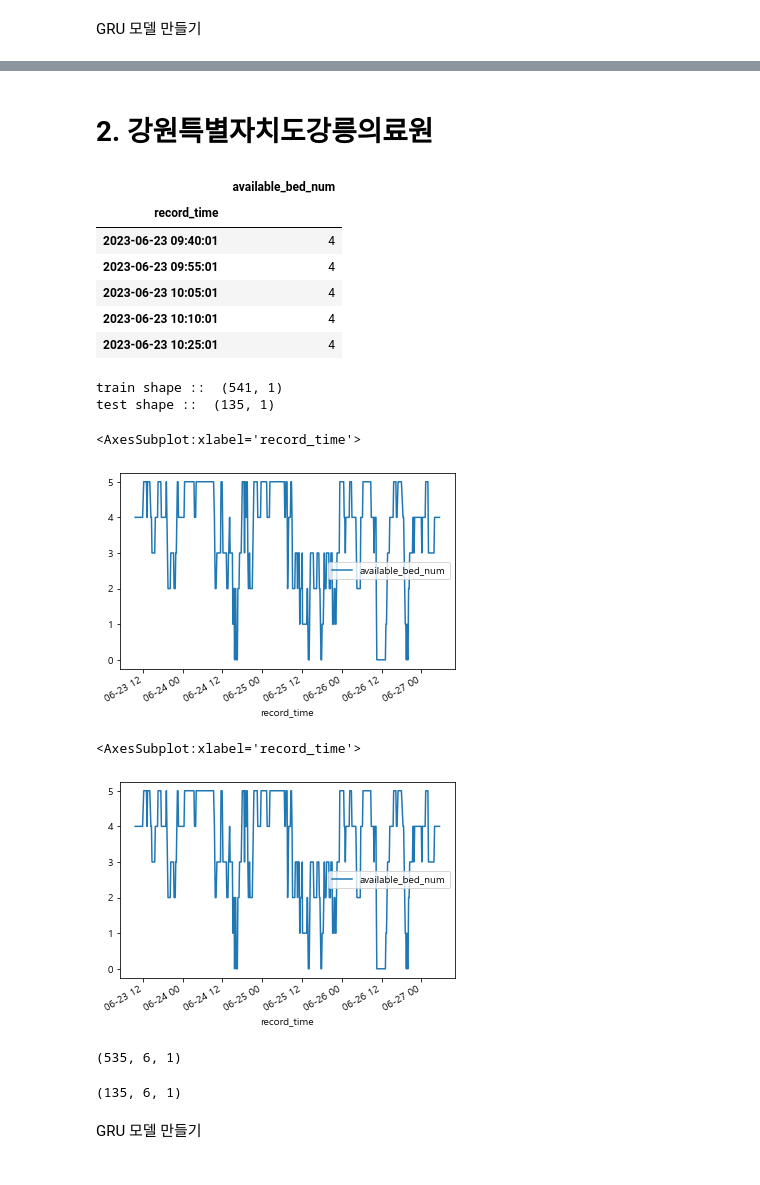
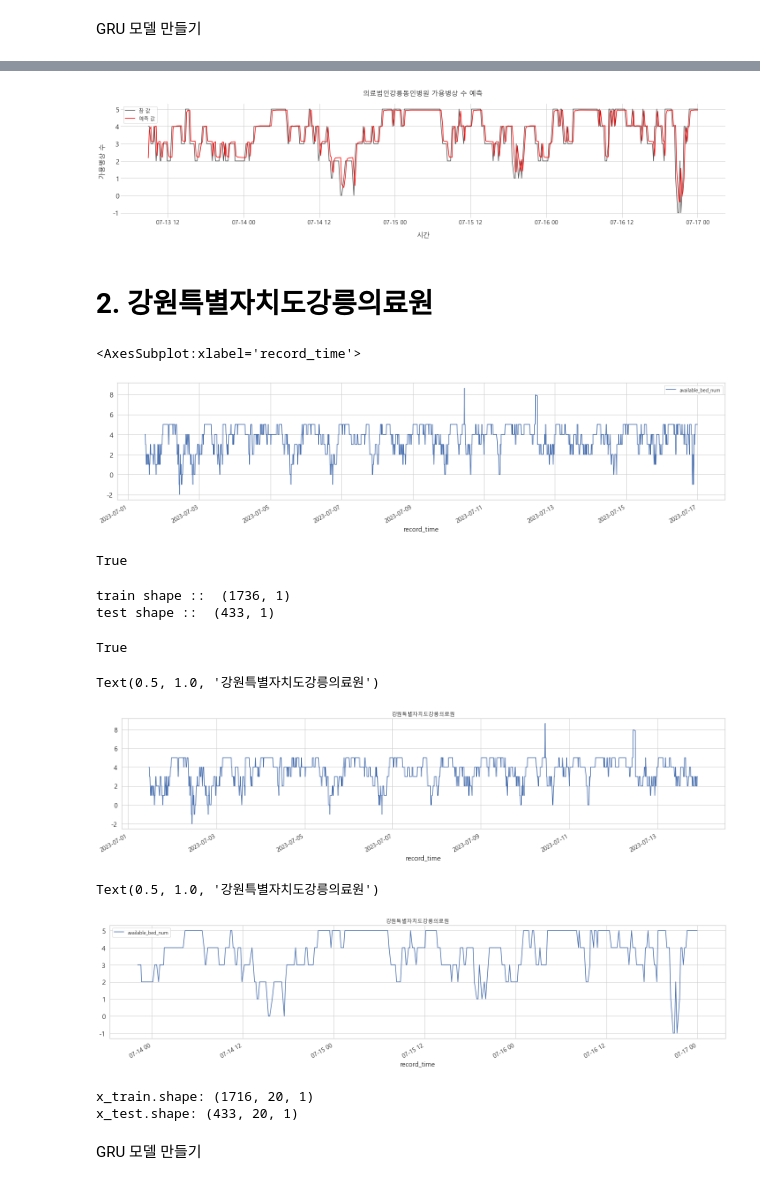
Before and after one commit to HyeonheeKo/emergency, a Jupyter notebook: RNN_GRU_분석.ipynb, the cells around one changed output, grey strips where cells are left out. Drawn from its saved outputs; the diff is of its cells as text; code cells hidden in the pictures.

```diff
--- a/RNN_GRU_분석.ipynb
+++ b/RNN_GRU_분석.ipynb
@@ -64,7 +60,8 @@ dflist = {'의료법인강릉동인병원':empty_emer1.copy(),
          '근로복지공단동해병원':empty_emer4.copy(),
          '의료법인동해동인병원':empty_emer5.copy(),
          '강원특별자치도삼척의료원':empty_emer6.copy(),
-         '강원특별자치도속초의료원':empty_emer7.copy()}
+         '강원특별자치도속초의료원':empty_emer7.copy(),
+         '의료법인보광의료재단속초보광병원':empty_emer8.copy()}
 # df로 병원데이터 저장
 for i in dflist:
     dflist[i] = dflist[i].drop('hospital_name',axis=1, inplace=False)
@@ -271,22 +308,50 @@ R2         0.80025       0.77786
+# %%
+preds = GRU_prediction
+actual_pred = pd.DataFrame(columns = ['available_bed_num', 'prediction'])
+actual_pred['available_bed_num'] = test_data[0:len(preds)]
+actual_pred['prediction'] = preds[:,0]
+
+plt.rc('axes', labelsize=15)
+plt.rc('xtick', labelsize=13)
+plt.rc('ytick', labelsize=15)
+
+fig = plt.figure(figsize = (20, 5))   ## 캔버스 생성
+ax = fig.add_subplot()                ## 그림 뼈대(프레임) 생성
+ax.plot(actual_pred['available_bed_num'], color = '#585858', label='참 값')
+ax.plot(actual_pred['prediction'], color='#FF0000', label='예측 값')
+
+plt.legend()
+ax.tick_params(direction='in')
+
+plt.xlabel('시간', labelpad=15)
+plt.ylabel('가용병상 수', labelpad=15)
+plt.title('의료법인강릉동인병원 가용병상 수 예측', size = 15, pad=20)
+
+sns.despine(left=True, bottom=True)
+
+plt.rcParams.update({'figure.autolayout': True})
+plt.savefig('../OUT/Inference/의료법인강릉동인병원_predict.png', bbox_inches="tight")
+plt.show()
+# %% [output]
+[figure, added]
 # %% [markdown]
 # 2. 강원특별자치도강릉의료원
 # %%
-dflist['강원특별자치도강릉의료원'].head()
+data = dflist['강원특별자치도강릉의료원'].copy()
+data.plot(figsize = (20, 5))
 # %% [output]
-|  | available_bed_num |
-| record_time |  |
-| 2023-06-23 09:40:01 | 4 |
-| 2023-06-23 09:55:01 | 4 |
-| 2023-06-23 10:05:01 | 4 |
-| 2023-06-23 10:10:01 | 4 |
-| 2023-06-23 10:25:01 | 4 |
+<AxesSubplot:xlabel='record_time'>
+[figure, added]
 # %%
-data = dflist['강원특별자치도강릉의료원'].copy()
+data = data.loc[~data.index.duplicated(keep='first')]
+data.index.is_unique
+# %% [output]
+True
 # %%
 # data split
 split_rate = 0.8
 
-train_data = data[0:int(len(data)*split_rate)]
+train_data = data[0:int(len(data)*split_rate)].copy()
 test_data = data[int(len(data)*split_rate)+1:]
 
 train_data_len = len(train_data)
@@ -295,11 +360,15 @@ test_data_len = len(test_data)
 print('train shape :: ', train_data.shape)
 print('test shape :: ', test_data.shape)
 # %% [output]
-train shape ::  (541, 1)
-test shape ::  (135, 1)
+train shape ::  (1736, 1)
+test shape ::  (433, 1)
+# %%
+train_data.index.is_unique
+# %% [output]
+True
 # %%
-train_data.plot()
+train_data['available_bed_num'].plot(figsize = (20, 5))
 plt.title('강원특별자치도강릉의료원')
 # %% [output]
-<AxesSubplot:xlabel='record_time'>
+Text(0.5, 1.0, '강원특별자치도강릉의료원')
-[figure, old version]
+[figure, new version]
@@ -308,9 +375,9 @@ data[data['available_bed_num']<0]=0
 # %%
-train_data.plot()
+test_data.plot(figsize = (20, 5))
 plt.title('강원특별자치도강릉의료원')
 # %% [output]
-<AxesSubplot:xlabel='record_time'>
+Text(0.5, 1.0, '강원특별자치도강릉의료원')
-[figure, old version]
+[figure, new version]
 # %%
 # 정규화
 scaler = MinMaxScaler()
@@ -329,13 +396,10 @@ x_train, y_train, x_test = xysplit_data(train_data_scaled, test_data_scaled,
                                         train_data_len, test_data_len,
                                         time_steps, for_periods)
 # %%
-x_train.shape   # 541 -1 -(6(time_steps)-1) = 535
+print('x_train.shape:', x_train.shape ,'\nx_test.shape:', x_test.shape)
 # %% [output]
-(535, 6, 1)
+x_train.shape: (1716, 20, 1)
+x_test.shape: (433, 20, 1)
-# %%
-x_test.shape
-# %% [output]
-(135, 6, 1)
 # %% [markdown]
 GRU 모델 만들기
 # %%
```
Also changed, not shown: parts of 84 cells of this notebook.
